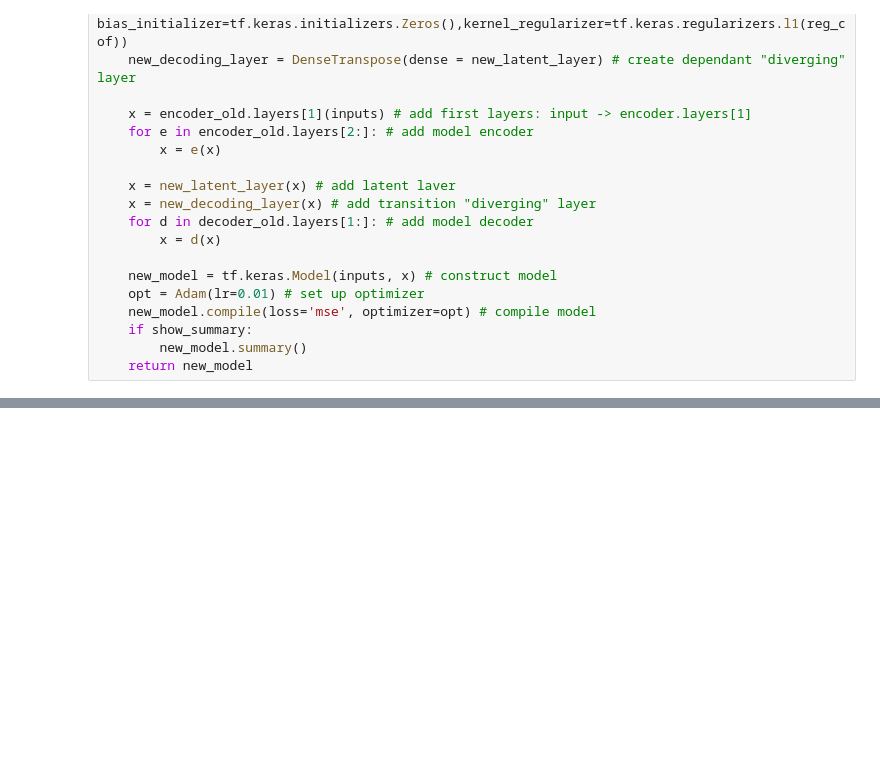
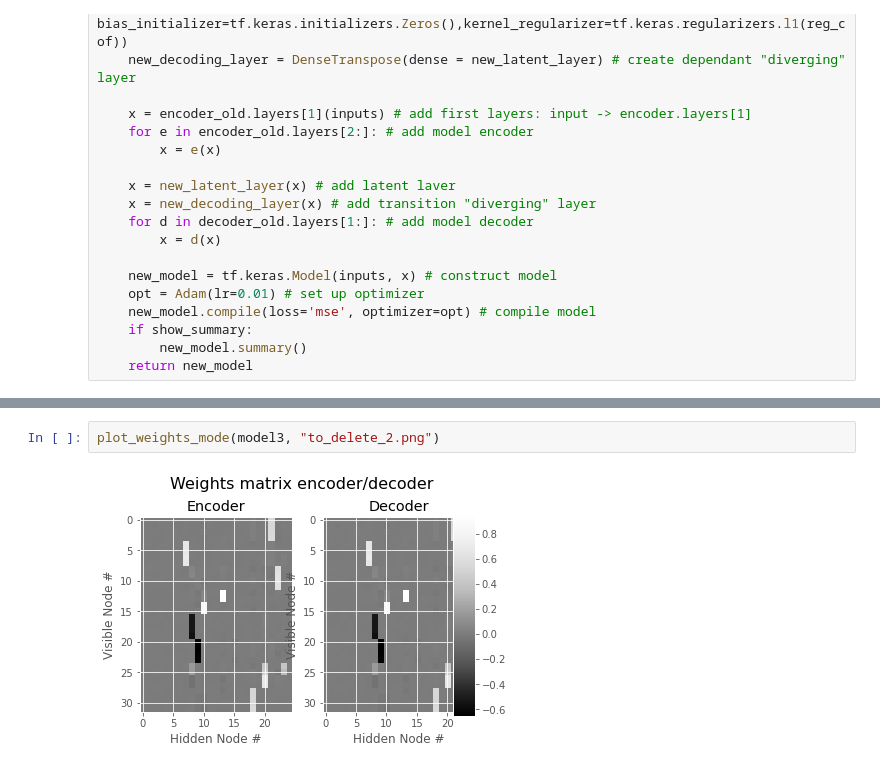
Before and after one commit to FilipKubackiSoton/DeepOptimization, a Jupyter notebook: progres2.ipynb, the cells around one changed output, grey strips where cells are left out. Drawn from its saved outputs; the diff is of its cells as text; blank space fills up the shorter version.

```diff
--- a/progres2.ipynb
+++ b/progres2.ipynb
@@ -463,0 +465,4 @@ array([[1., 1., 1., 1., 1., 1., 1., 1., 1., 1., 1., 1., 1., 1., 1., 1.,
+# %%
+plot_weights_mode(model3, "to_delete_2.png")
+# %% [output]
+[figure, added]
```
Also changed, not shown: parts of 18 cells of this notebook.
